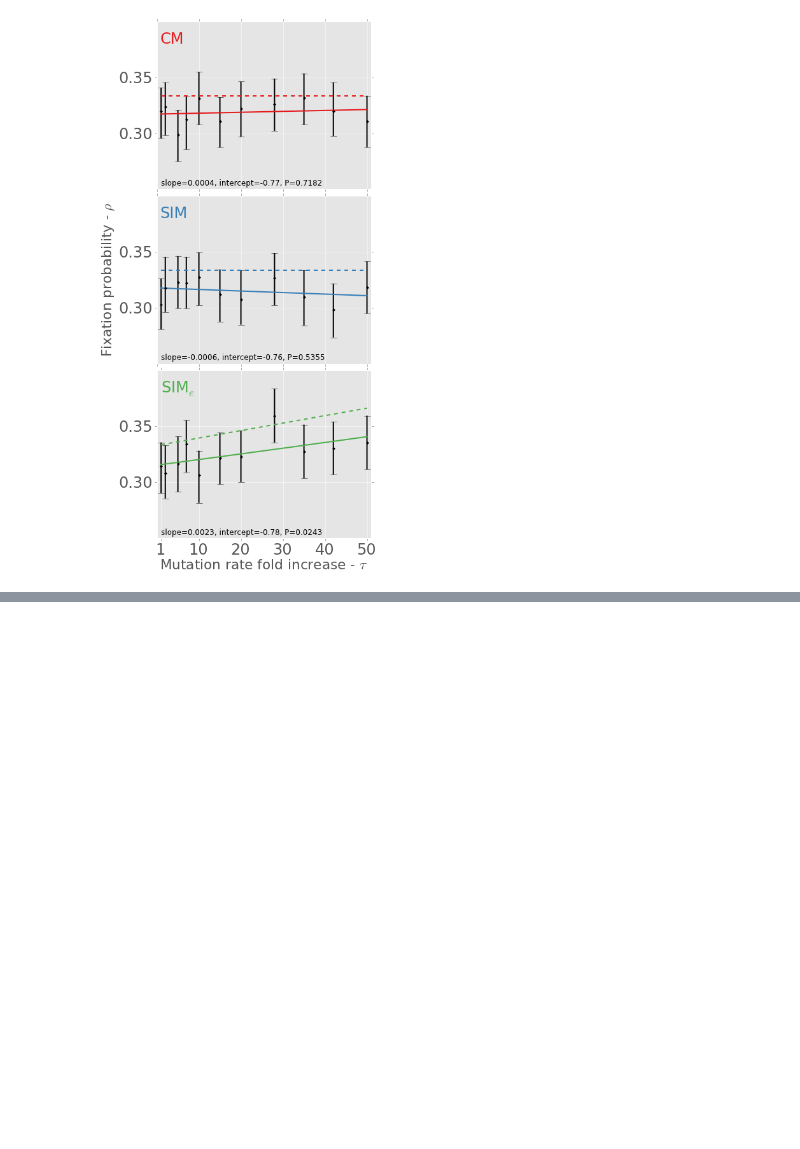
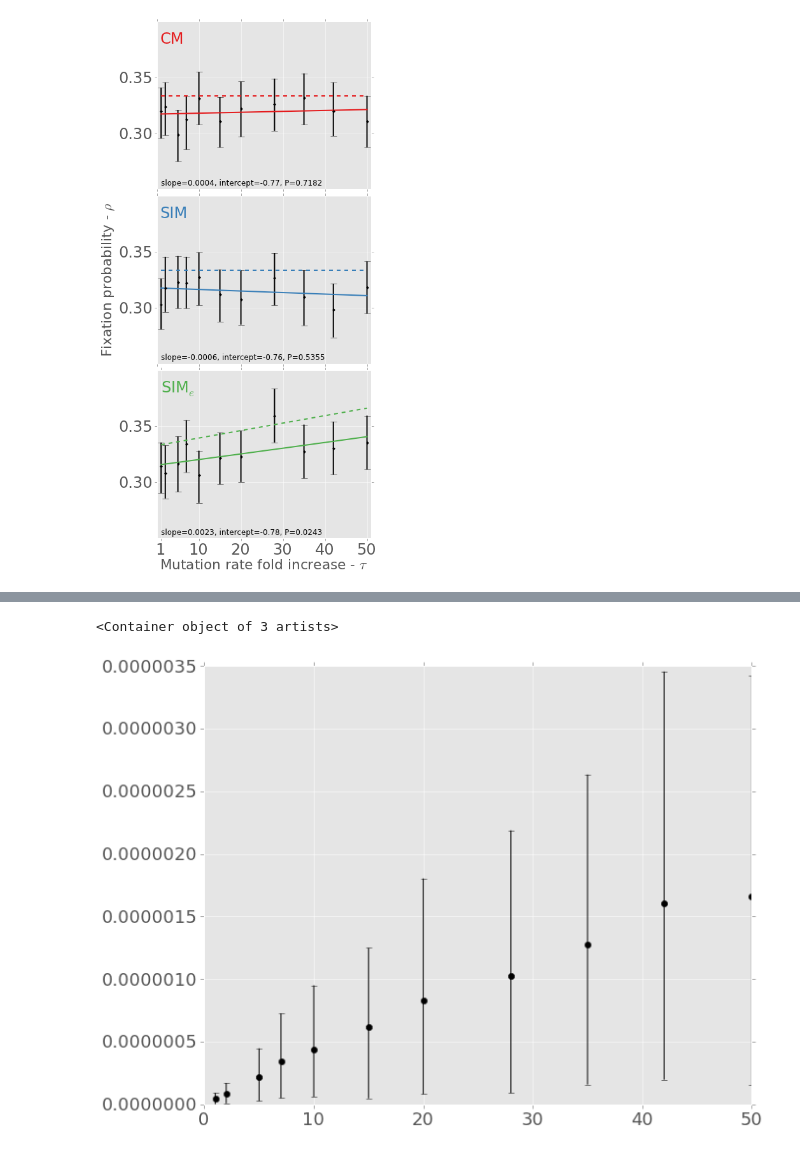
Before and after one commit to yoavram/ruggedsim, a Jupyter notebook: manuscript/simulation2.ipynb, the cells around one changed output, grey strips where cells are left out. Cells and saved outputs as stored; diff of their text form; code cells hidden in the pictures; blank space fills up the shorter version.

```diff
--- a/manuscript/simulation2.ipynb
+++ b/manuscript/simulation2.ipynb
@@ -264,0 +296,13 @@ fig.savefig("adaptation_rate_%s_s_%.2f_logN_%d.png" % (job_name,s,log10(N)))
+# %%
+grouped = df.groupby(('pi','tau'))
+def f(group):
+    return pd.Series({'nu' : estimate_nu(group.app_time, group.fix),
+       'nu_ci_low' : estimate_nu_ci_low(group.app_time, group.fix),
+       'nu_ci_high' : estimate_nu_ci_high(group.app_time, group.fix)})
+applied = grouped.apply(f).reset_index()
+# %%
+series = applied[applied.pi==1]
+errorbar(series.tau, series.nu, yerr=[series.nu_ci_low,series.nu_ci_high], fmt='ko')
+# %% [output]
+<Container object of 3 artists>
+[figure, added]
```
Also changed, not shown: parts of 11 cells of this notebook.
